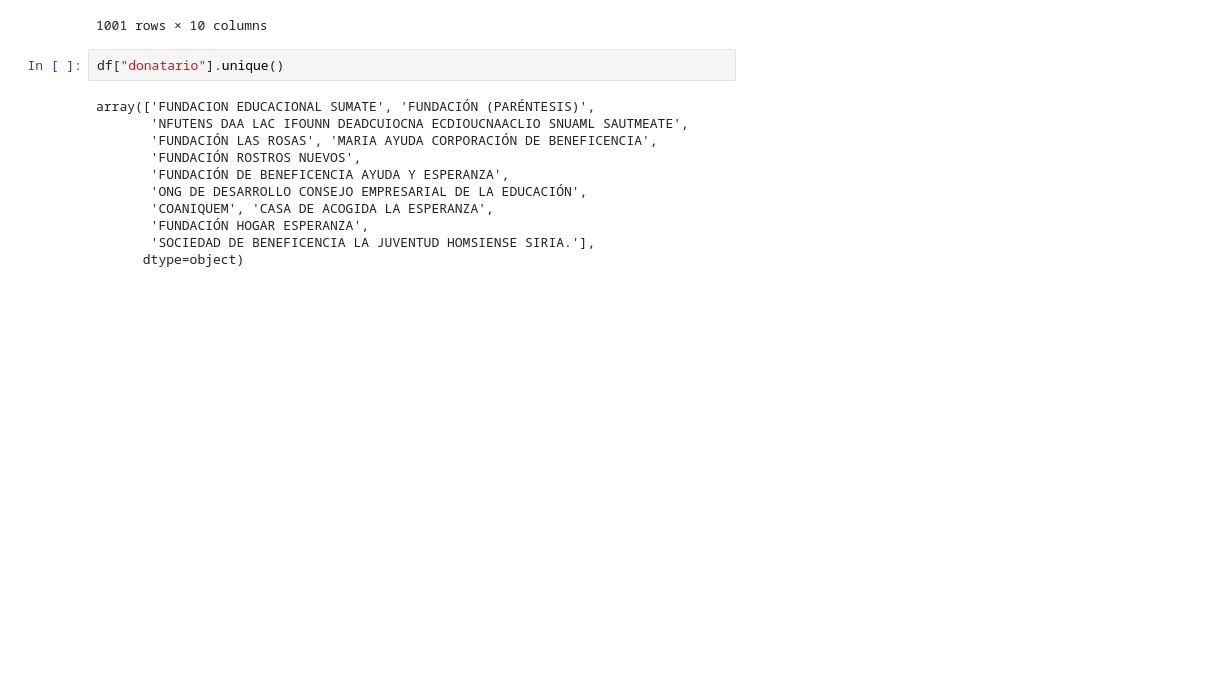
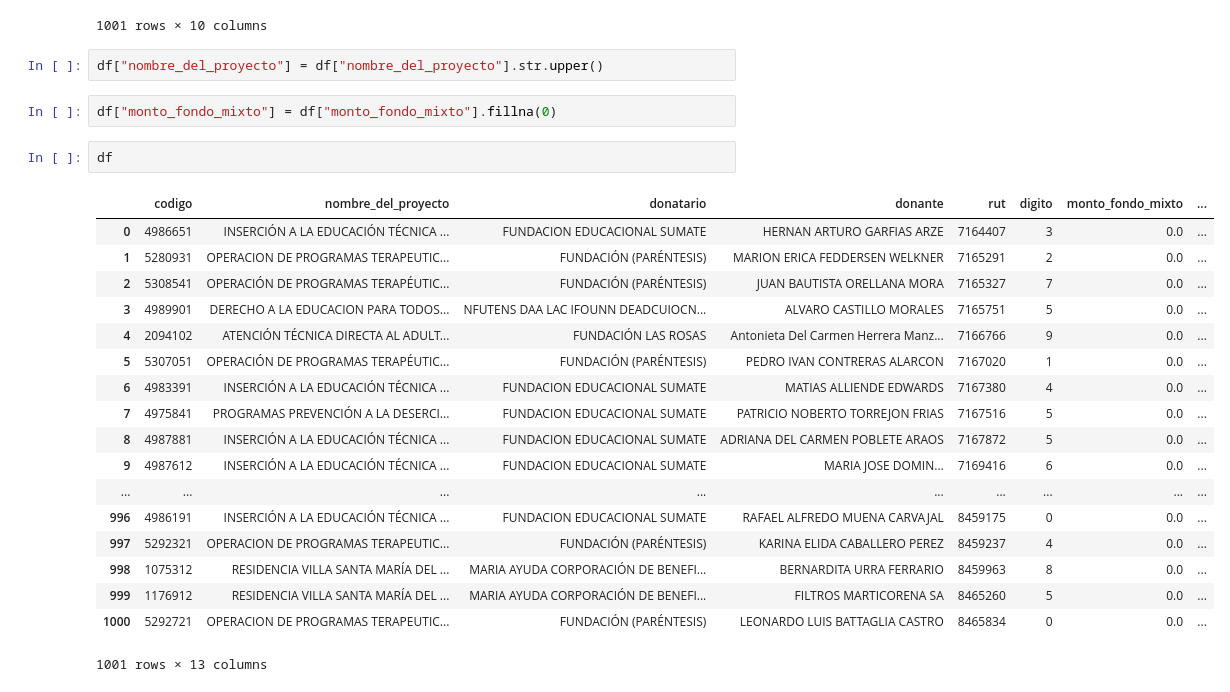
Before and after one commit to ei2/complejidad-social, a Jupyter notebook: .ipynb, the cells around one changed output. Drawn from its saved outputs; the diff is of its cells as text; blank space fills up the shorter version.

```diff
--- a/data_temp/tareaIan.ipynb
+++ b/.ipynb
@@ -85,16 +85,28 @@ df.drop(columns={"año", "mes", "dia"})
 | 999 | 1176912 | Residencia Villa Santa María del ... | MARIA AYUDA CORPORACIÓN DE BENEFI... | FILTROS MARTICORENA SA | 8465260 | 5 | NaN | ... |
 | 1000 | 5292721 | Operacion de Programas Terapeutic... | FUNDACIÓN (PARÉNTESIS) | LEONARDO LUIS BATTAGLIA CASTRO | 8465834 | 0 | NaN | ... |
 1001 rows × 10 columns
+# %%
+df["nombre_del_proyecto"] = df["nombre_del_proyecto"].str.upper()
+# %%
+df["monto_fondo_mixto"] = df["monto_fondo_mixto"].fillna(0)
 # %%
-df["donatario"].unique()
+df
 # %% [output]
+|  | codigo | nombre_del_proyecto | donatario | donante | rut | digito | monto_fondo_mixto | ... |
+| 0 | 4986651 | INSERCIÓN A LA EDUCACIÓN TÉCNICA ... | FUNDACION EDUCACIONAL SUMATE | HERNAN ARTURO GARFIAS ARZE | 7164407 | 3 | 0.0 | ... |
+| 1 | 5280931 | OPERACION DE PROGRAMAS TERAPEUTIC... | FUNDACIÓN (PARÉNTESIS) | MARION ERICA FEDDERSEN WELKNER | 7165291 | 2 | 0.0 | ... |
+| 2 | 5308541 | OPERACIÓN DE PROGRAMAS TERAPÉUTIC... | FUNDACIÓN (PARÉNTESIS) | JUAN BAUTISTA ORELLANA MORA | 7165327 | 7 | 0.0 | ... |
+| 3 | 4989901 | DERECHO A LA EDUCACION PARA TODOS... | NFUTENS DAA LAC IFOUNN DEADCUIOCN... | ALVARO CASTILLO MORALES | 7165751 | 5 | 0.0 | ... |
+| 4 | 2094102 | ATENCIÓN TÉCNICA DIRECTA AL ADULT... | FUNDACIÓN LAS ROSAS | Antonieta Del Carmen Herrera Manz... | 7166766 | 9 | 0.0 | ... |
+| 5 | 5307051 | OPERACIÓN DE PROGRAMAS TERAPÉUTIC... | FUNDACIÓN (PARÉNTESIS) | PEDRO IVAN CONTRERAS ALARCON | 7167020 | 1 | 0.0 | ... |
+| 6 | 4983391 | INSERCIÓN A LA EDUCACIÓN TÉCNICA ... | FUNDACION EDUCACIONAL SUMATE | MATIAS ALLIENDE EDWARDS | 7167380 | 4 | 0.0 | ... |
+| 7 | 4975841 | PROGRAMAS PREVENCIÓN A LA DESERCI... | FUNDACION EDUCACIONAL SUMATE | PATRICIO NOBERTO TORREJON FRIAS | 7167516 | 5 | 0.0 | ... |
+| 8 | 4987881 | INSERCIÓN A LA EDUCACIÓN TÉCNICA ... | FUNDACION EDUCACIONAL SUMATE | ADRIANA DEL CARMEN POBLETE ARAOS | 7167872 | 5 | 0.0 | ... |
+| 9 | 4987612 | INSERCIÓN A LA EDUCACIÓN TÉCNICA ... | FUNDACION EDUCACIONAL SUMATE | MARIA JOSE DOMIN... | 7169416 | 6 | 0.0 | ... |
+| ... | ... | ... | ... | ... | ... | ... | ... | ... |
+| 996 | 4986191 | INSERCIÓN A LA EDUCACIÓN TÉCNICA ... | FUNDACION EDUCACIONAL SUMATE | RAFAEL ALFREDO MUENA CARVAJAL | 8459175 | 0 | 0.0 | ... |
+| 997 | 5292321 | OPERACION DE PROGRAMAS TERAPEUTIC... | FUNDACIÓN (PARÉNTESIS) | KARINA ELIDA CABALLERO PEREZ | 8459237 | 4 | 0.0 | ... |
+| 998 | 1075312 | RESIDENCIA VILLA SANTA MARÍA DEL ... | MARIA AYUDA CORPORACIÓN DE BENEFI... | BERNARDITA URRA FERRARIO | 8459963 | 8 | 0.0 | ... |
+| 999 | 1176912 | RESIDENCIA VILLA SANTA MARÍA DEL ... | MARIA AYUDA CORPORACIÓN DE BENEFI... | FILTROS MARTICORENA SA | 8465260 | 5 | 0.0 | ... |
+| 1000 | 5292721 | OPERACION DE PROGRAMAS TERAPEUTIC... | FUNDACIÓN (PARÉNTESIS) | LEONARDO LUIS BATTAGLIA CASTRO | 8465834 | 0 | 0.0 | ... |
-array(['FUNDACION EDUCACIONAL SUMATE', 'FUNDACIÓN (PARÉNTESIS)',
-       'NFUTENS DAA LAC IFOUNN DEADCUIOCNA ECDIOUCNAACLIO SNUAML SAUTMEATE',
-       'FUNDACIÓN LAS ROSAS', 'MARIA AYUDA CORPORACIÓN DE BENEFICENCIA',
-       'FUNDACIÓN ROSTROS NUEVOS',
-       'FUNDACIÓN DE BENEFICENCIA AYUDA Y ESPERANZA',
-       'ONG DE DESARROLLO CONSEJO EMPRESARIAL DE LA EDUCACIÓN',
-       'COANIQUEM', 'CASA DE ACOGIDA LA ESPERANZA',
-       'FUNDACIÓN HOGAR ESPERANZA',
-       'SOCIEDAD DE BENEFICENCIA LA JUVENTUD HOMSIENSE SIRIA.'],
-      dtype=object)
+1001 rows × 13 columns
```
Also changed, not shown: parts of 4 cells of this notebook, 3 other files.
